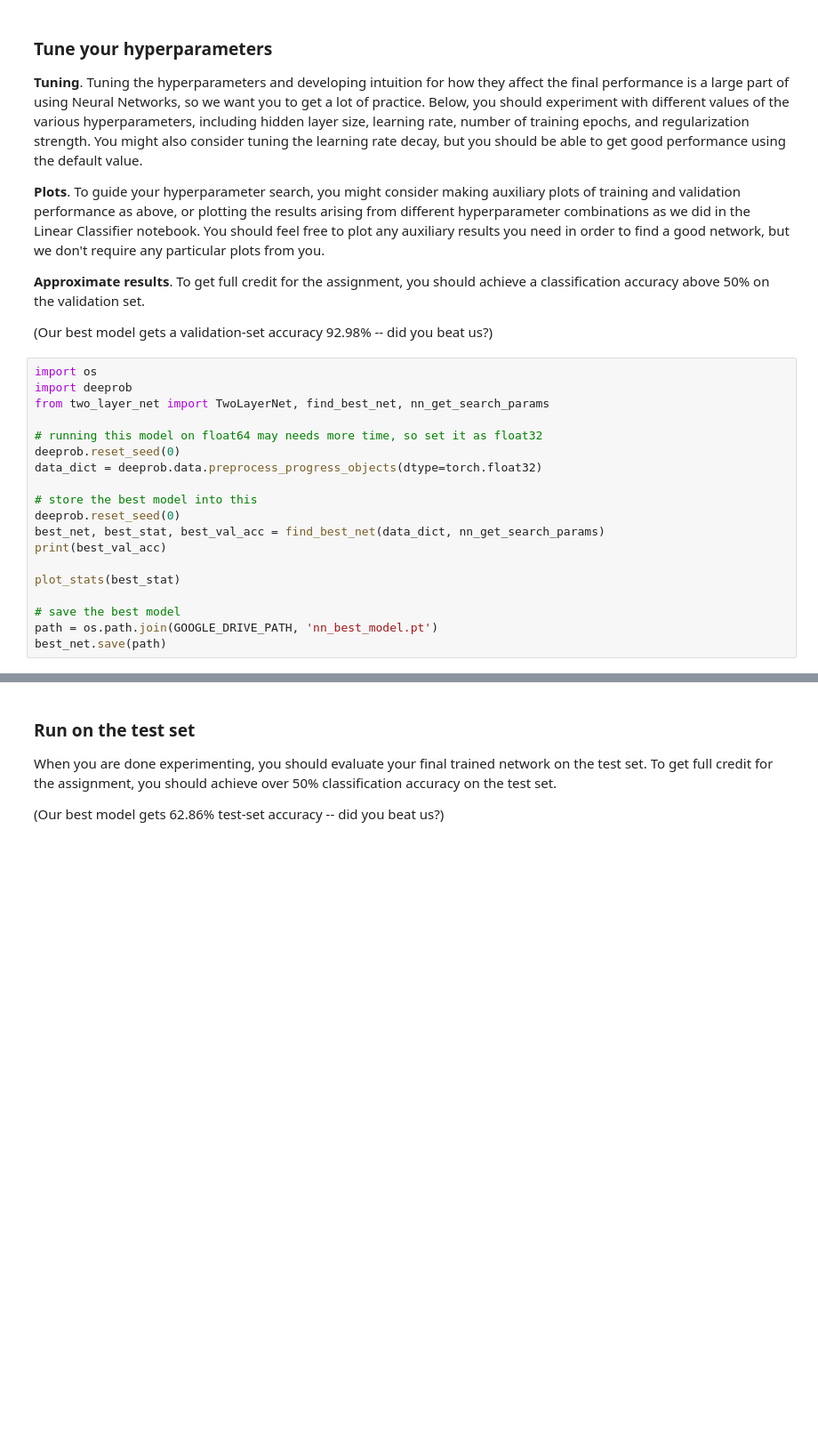
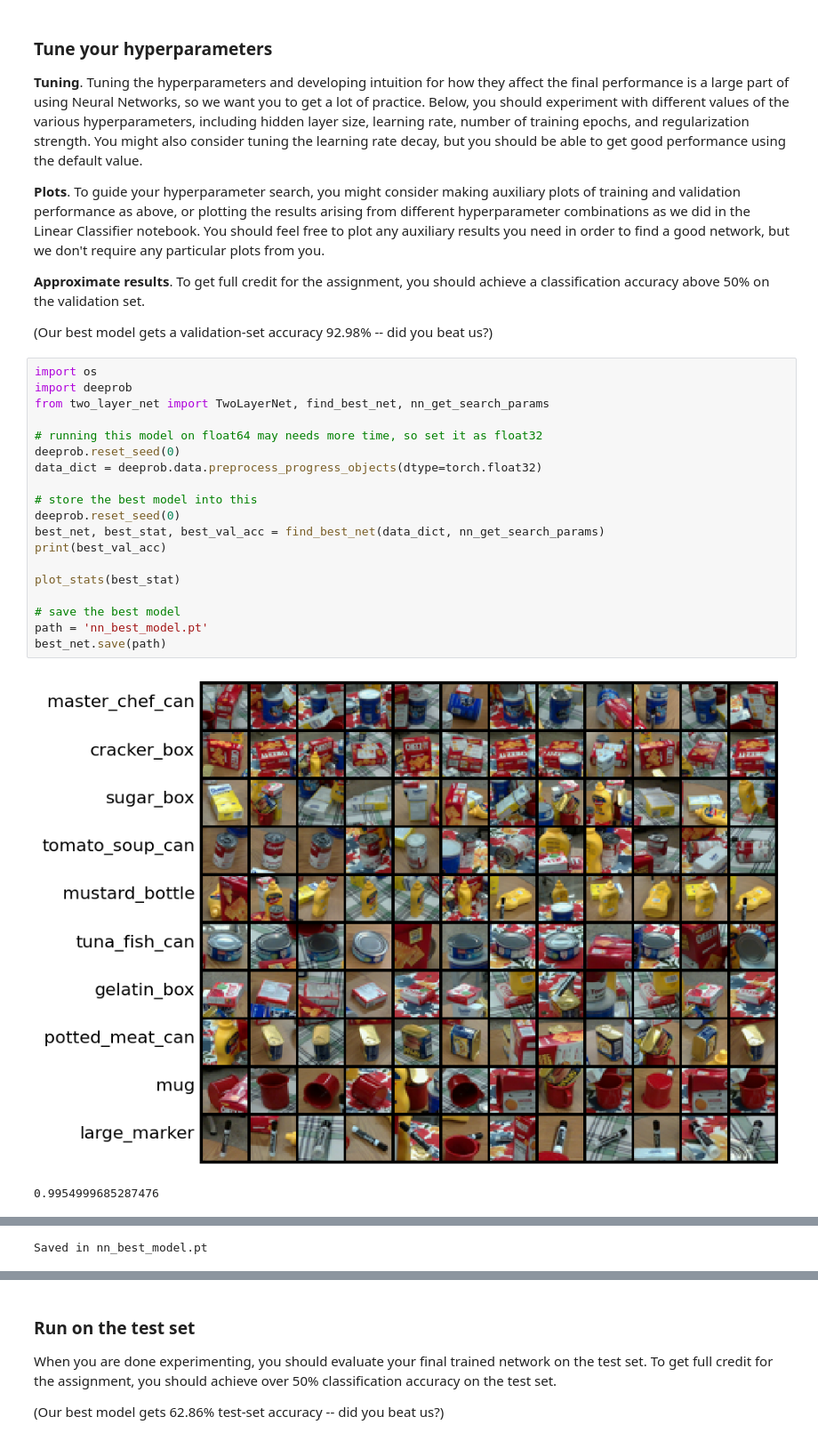
Before and after one commit to NirshalChandraSekar/CSCI-5980-DeepRob, a Jupyter notebook: Project-2/two_layer_net.ipynb, the cells around one changed output, grey strips where cells are left out. Shown at 89% size. Drawn from its saved outputs; the diff is of its cells as text; blank space fills up the shorter version.

```diff
--- a/Project-2/two_layer_net.ipynb
+++ b/Project-2/two_layer_net.ipynb
@@ -410,19 +497,22 @@ plot_acc_curves(stat_dict)
 # %%
 import os
 import deeprob
 from two_layer_net import TwoLayerNet, find_best_net, nn_get_search_params
 
 # running this model on float64 may needs more time, so set it as float32
 deeprob.reset_seed(0)
 data_dict = deeprob.data.preprocess_progress_objects(dtype=torch.float32)
 
 # store the best model into this
 deeprob.reset_seed(0)
 best_net, best_stat, best_val_acc = find_best_net(data_dict, nn_get_search_params)
 print(best_val_acc)
 
 plot_stats(best_stat)
 
 # save the best model
-path = os.path.join(GOOGLE_DRIVE_PATH, 'nn_best_model.pt')
+path = 'nn_best_model.pt'
 best_net.save(path)
+# %% [output]
+[figure, added]
+0.9954999685287476
@@ -429,3 +520,4 @@ best_net.save(path)
+Saved in nn_best_model.pt
 # %%
 # Check the validation-set accuracy of your best model
 y_val_preds = best_net.predict(data_dict['X_val'])
```
Also changed, not shown: parts of 18 cells of this notebook, 2 other files.
